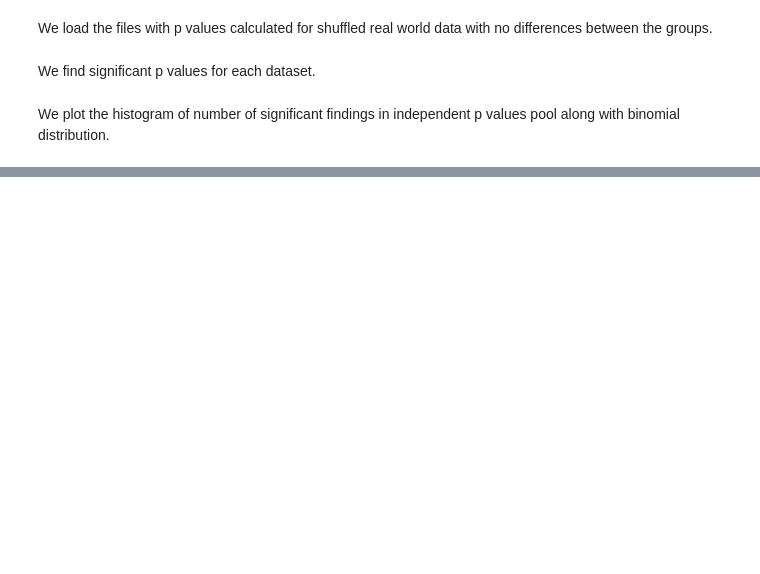
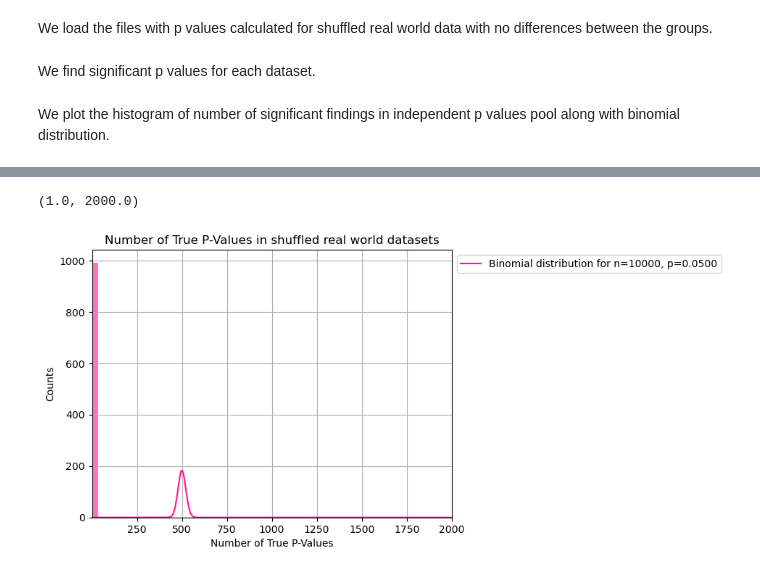
Before and after one commit to uio-bmi/fdr_under_dependencies, a Jupyter notebook: exlporatory_analyses/intuition_analyses_real_world.ipynb, the cells around one changed output, grey strips where cells are left out. Cells and saved outputs as stored; diff of their text form; code cells hidden in the pictures; blank space fills up the shorter version.

```diff
--- a/exlporatory_analyses/intuition_analyses_real_world.ipynb
+++ b/exlporatory_analyses/intuition_analyses_real_world.ipynb
@@ -91 +87,20 @@ def plot_histogram_and_binomial_with_bars(alpha, p_values_pool, bins, color='sky
+# %%
+def plot_histogram_and_binomial_with_bars(alpha, p_values_pool, bins, color='skyblue', is_adjusted=False):
+    p_values_pool_binary = p_values_pool < alpha
+    number_of_trues_p_values_pool_binary = np.sum(p_values_pool_binary, axis=0)
+    n = p_values_pool_binary.shape[0]
+    p = np.mean(number_of_trues_p_values_pool_binary) / n
+
+    plt.hist(number_of_trues_p_values_pool_binary,bins=bins, alpha=0.6, color=color)
+
+    if(is_adjusted):
+        p = alpha
+
+    x = np.arange(0, n+1)
+    pmf = binom.pmf(x, n, p)
+    scaled_pmf = pmf * n
+
+    plt.plot(x, scaled_pmf, color=color, label=f'Binomial distribution for n={n}, p={p:.4f}')
+
+    return p_values_pool_binary, number_of_trues_p_values_pool_binary
 # %%
@@ -110,0 +163,11 @@ plt.show()
+# %%
+plot_histogram_and_binomial_with_bars(0.05, real_world_adjusted_p_values_pool, 10, color='deeppink', is_adjusted=True)
+plt.xlabel('Number of True P-Values')
+plt.ylabel('Counts')
+plt.title('Number of True P-Values in shuffled real world datasets')
+plt.legend(loc='upper left', bbox_to_anchor=(1, 1))
+plt.grid(True)
+plt.xlim(1, 2000)
+# %% [output]
+(1.0, 2000.0)
+[figure, added]
```
Also changed, not shown: parts of 8 cells of this notebook.
